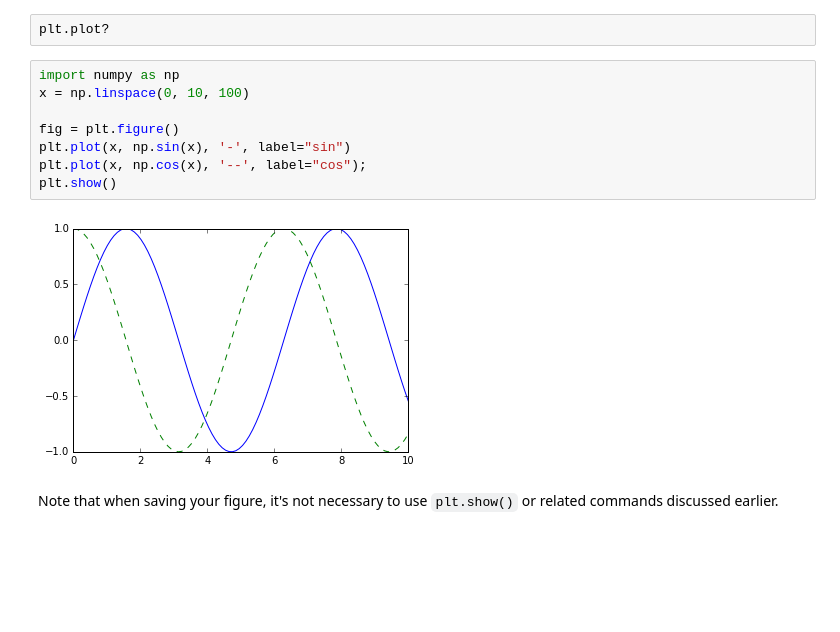
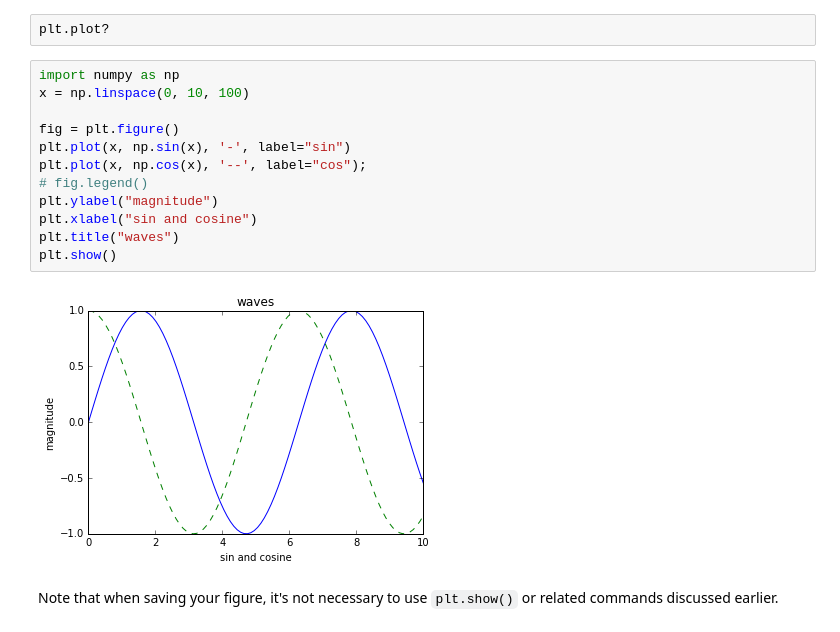
Before and after one commit to jayurbain/DataScienceIntro, a Jupyter notebook: notebooks/8 - Data Visualization.ipynb, the cells around one changed output. Saved outputs shown, nothing was run; the diff lists cells and outputs as text; blank space fills up the shorter version.

```diff
--- a/notebooks/8 - Data Visualization.ipynb
+++ b/notebooks/8 - Data Visualization.ipynb
@@ -122,13 +122,17 @@ plt.plot?
 # %%
 import numpy as np
 x = np.linspace(0, 10, 100)
 
 fig = plt.figure()
 plt.plot(x, np.sin(x), '-', label="sin")
 plt.plot(x, np.cos(x), '--', label="cos");
+# fig.legend()
+plt.ylabel("magnitude")
+plt.xlabel("sin and cosine")
+plt.title("waves")
 plt.show()
 # %% [output]
-[figure, old version]
+[figure, new version]
 # %% [markdown]
 Note that when saving your figure, it's not necessary to use ``plt.show()`` or related commands discussed earlier.
 # %% [markdown]
```
Also changed, not shown: parts of 5 cells of this notebook, 3 other files.
